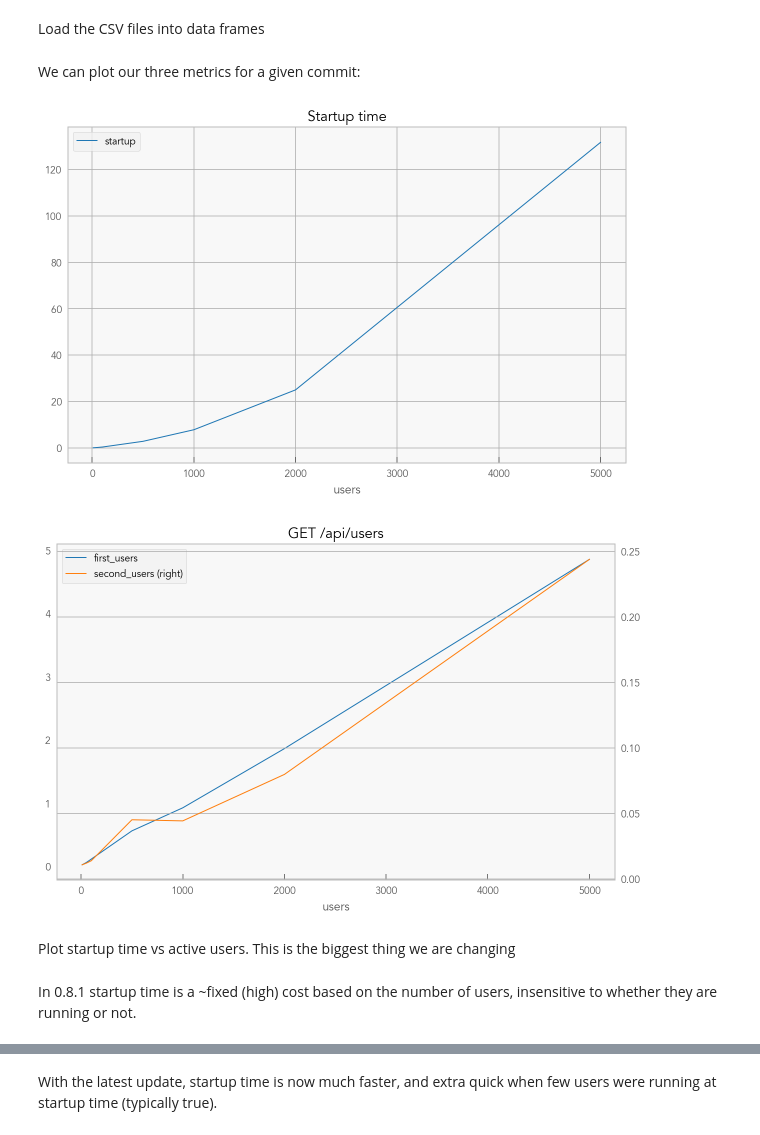
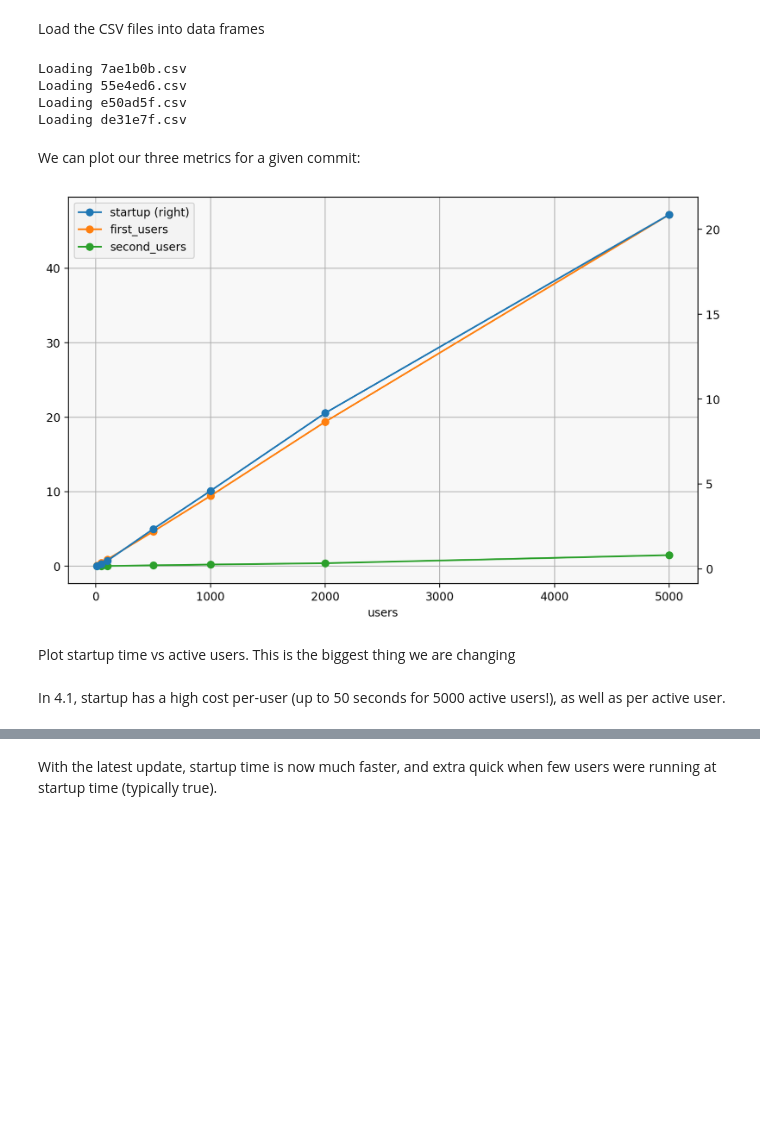
Before and after one commit to minrk/jupyterhub-bench, a Jupyter notebook: analysis.ipynb, the cells around one changed output, grey strips where cells are left out. Drawn from its saved outputs; the diff is of its cells as text; code cells hidden in the pictures; blank space fills up the shorter version.

Commit message:
update startup analysis

```diff
--- a/analysis.ipynb
+++ b/analysis.ipynb
@@ -31,15 +30,23 @@ stable.tail()
 The `generate-data` script runs `startup-perf` to gather data for each commit in the PR.
 # %%
 import os
-jupyterhub_dir = os.path.expanduser('~/dev/jpy/jupyterhub')
-BASE_REF = 'dde7b5ea68989b47f4f588a99148fe6cc70f3d29'
-BRANCH = 'startup-lite'
+
+jupyterhub_dir = os.path.expanduser("~/dev/jpy/jupyterhub")
+BASE_REF = "origin/main"
+BRANCH = "quicker-startup"
 
 from subprocess import check_output
-all_refs = [BASE_REF]
+
+all_refs = [
+    check_output(
+        ["git", "show", "-s", "--format=%H", BASE_REF], cwd=jupyterhub_dir, text=True
+    ).strip()
+]
+
 all_refs.extend(
-    check_output(['git', 'revlist', f'{BASE_REF}..{BRANCH}'],
-                 cwd=jupyterhub_dir).decode('ascii').split()[::-1]
+    check_output(
+        ["git", "rev-list", f"{BASE_REF}..{BRANCH}"], cwd=jupyterhub_dir, text=True
+    ).split()[::-1]
 )
 
 # ignore some commits that have bugs preventing them from producing valid data
@@ -76,22 +70,31 @@ frames = []
 
 for csv in csvs:
     if os.path.exists(csv):
-        names.append(csv[:-4])
+        print(f"Loading {csv}")
+        name, _ = os.path.splitext(csv)
+        names.append(name)
         frames.append(pd.read_csv(csv))
+
+stable = frames[0]
+latest = frames[-1]
+# %% [output]
+Loading 7ae1b0b.csv
+Loading 55e4ed6.csv
+Loading e50ad5f.csv
+Loading de31e7f.csv
 # %% [markdown]
 We can plot our three metrics for a given commit:
 # %%
 def plot_active(df, active=0):
     df = df[df.active == active]
-    df.plot(x='users', y='startup')
-    plt.title("Startup time")
-    df.plot(x='users', y=['first_users', 'second_users'], secondary_y=['second_users'])
-    plt.title("GET /api/users")
+    # df.plot(x='users', y='startup')
+    # plt.title("Startup times")
+    df.plot(x='users', y=['startup', 'first_users', 'second_users'], secondary_y=['startup'], style='-o')
+    # plt.title("GET /api/users")
 
 plot_active(stable)
 # %% [output]
-[figure, old version]
+[figure, new version]
-[figure, removed]
 # %% [markdown]
 Plot startup time vs active users. This is the biggest thing we are changing
 # %%
@@ -104,8 +107,9 @@ def plot_vs_running(df):
     plt.title("Startup time")
     plt.xlabel("active users")
     plt.ylabel("Seconds")
-# %% [markdown]
-In 0.8.1 startup time is a ~fixed (high) cost based on the number of users, insensitive to whether they are running or not.
+# %% [markdown]
+In 4.1, startup has a high cost per-user (up to 50 seconds for 5000 active users!),
+as well as per active user.
 # %%
 plot_vs_running(stable)
 # %% [output]
```
Also changed, not shown: parts of 21 cells of this notebook, 4 other files.
